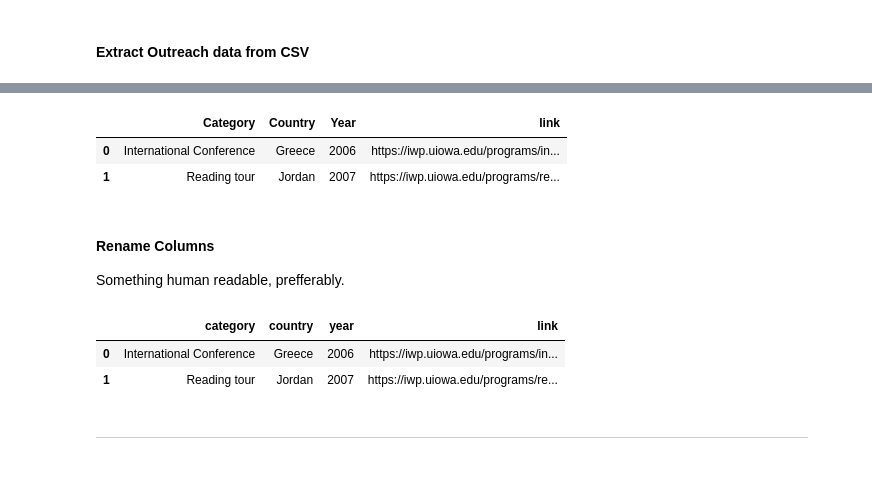
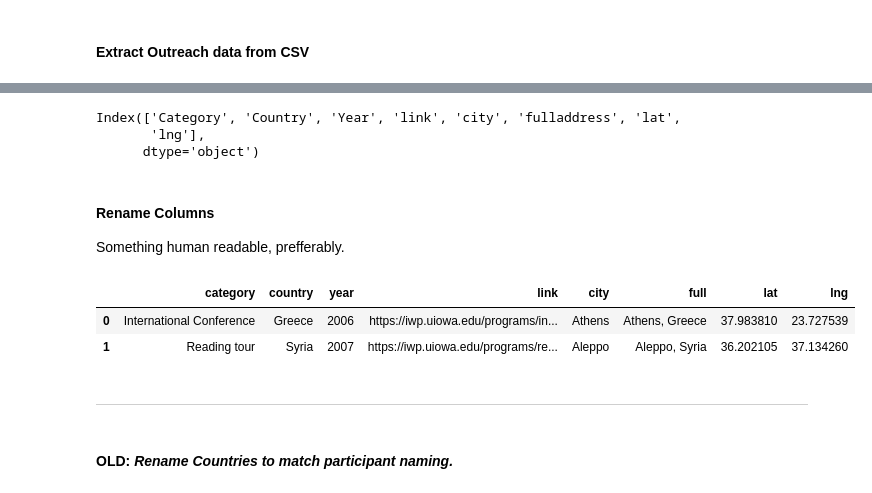
Before and after one commit to ryan-p-larson/iwp, a Jupyter notebook: notebooks/02-btl-outreach-real.ipynb, the cells around one changed output, grey strips where cells are left out. Drawn from its saved outputs; the diff is of its cells as text; code cells hidden in the pictures.

Commit message:
Geocoded outreach programs. Notebook + updated data.

```diff
--- a/notebooks/02-btl-outreach-real.ipynb
+++ b/notebooks/02-btl-outreach-real.ipynb
@@ -139,0 +126,13 @@ df['Country'] = df['Country'].map(lambda x: country_aliases[x] if x in country_a
+# %%
+for x in df.Country.unique().tolist():
+    if (x in country_names) == False:
+        print (x)
+#### All clear
+# %%
+captial_lookup = country_info[['name', 'capital']].set_index('name')
+
+def get_country_captial(country, country_df):
+    return country_df.loc[country]['capital']
+# %%
+# repopulate the empty city cells
+df['city'] = df.apply(lambda x: get_country_captial(x['Country'], captial_lookup) if (x['city'] == '') else x['city'], axis=1)
@@ -139,0 +166,2 @@ df['Country'] = df['Country'].map(lambda x: country_aliases[x] if x in country_a
+# %%
+df['fulladdress'] = df['city'] + ', ' + df['Country']
@@ -160,19 +195,19 @@ df.Country.tolist()
-# %%
-df.head(2)
-# %% [output]
-|  | Category | Country | Year | link |
-| 0 | International Conference | Greece | 2006 | https://iwp.uiowa.edu/programs/in... |
-| 1 | Reading tour | Jordan | 2007 | https://iwp.uiowa.edu/programs/re... |
+# %%
+df.columns
+# %% [output]
+Index(['Category', 'Country', 'Year', 'link', 'city', 'fulladdress', 'lat',
+       'lng'],
+      dtype='object')
 # %% [markdown]
 #### Rename Columns
 
 Something human readable, prefferably.
 # %%
-new_cols = ['category', 'country', 'year', 'link']
+new_cols = ['category', 'country', 'year', 'link', 'city', 'full', 'lat', 'lng']
 df.columns = new_cols
 
 df.head(2)
 # %% [output]
-|  | category | country | year | link |
-| 0 | International Conference | Greece | 2006 | https://iwp.uiowa.edu/programs/in... |
-| 1 | Reading tour | Jordan | 2007 | https://iwp.uiowa.edu/programs/re... |
+|  | category | country | year | link | city | full | lat | lng |
+| 0 | International Conference | Greece | 2006 | https://iwp.uiowa.edu/programs/in... | Athens | Athens, Greece | 37.983810 | 23.727539 |
+| 1 | Reading tour | Syria | 2007 | https://iwp.uiowa.edu/programs/re... | Aleppo | Aleppo, Syria | 36.202105 | 37.134260 |
@@ -181,3 +219,5 @@ df.head(2)
 # %%
 outreach_canon_f = '../data/canonical/outreach-programs.csv'
 df.to_csv(outreach_canon_f, index=False)
+# %% [markdown]
+#### **OLD**: *Rename Countries to match participant naming.*
```
Also changed, not shown: parts of 21 cells of this notebook, 1 other file.
